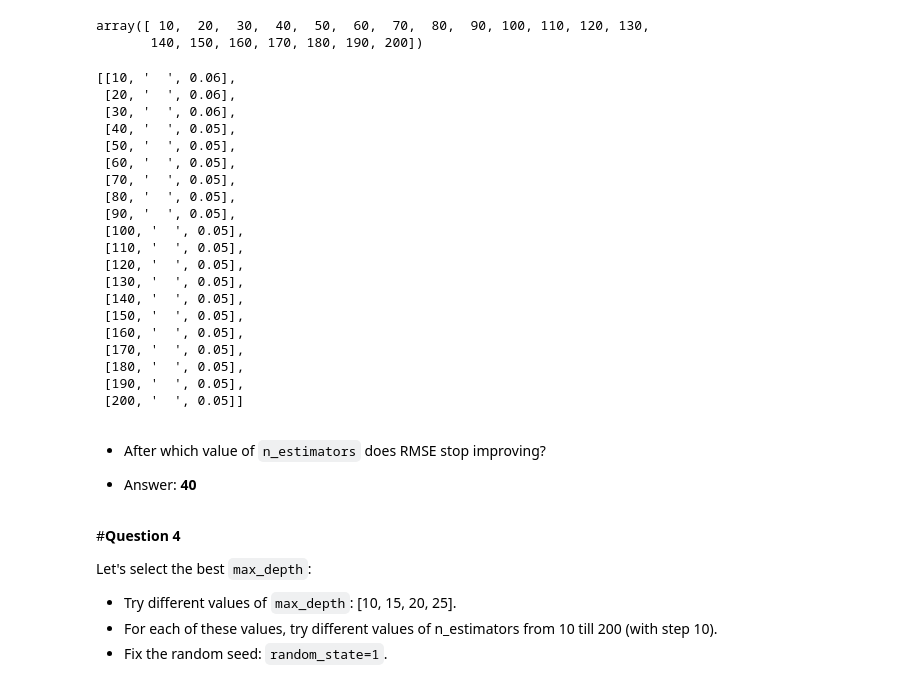
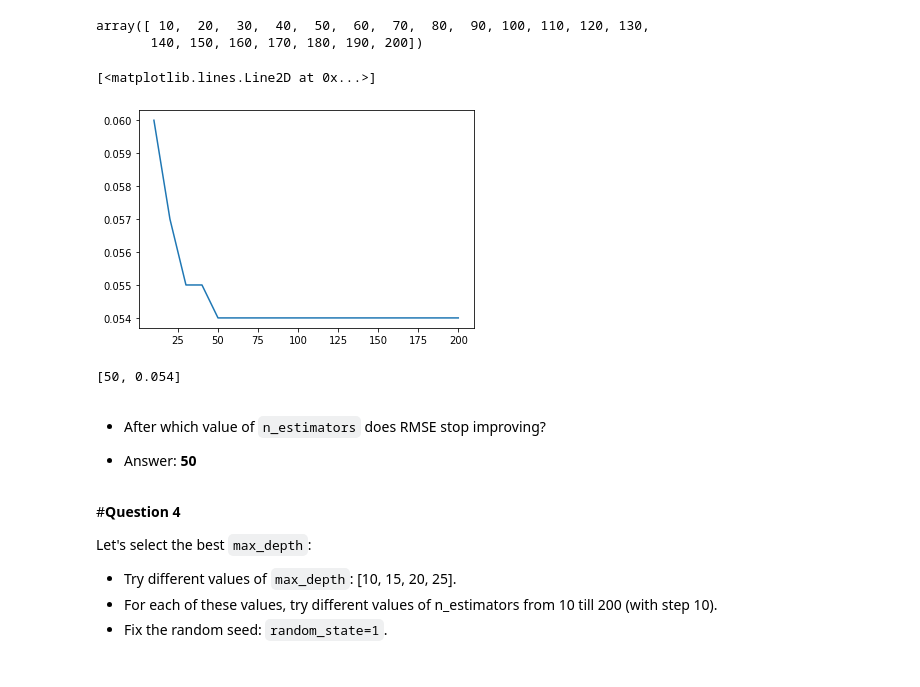
Before and after one commit to gregorywmorris/MLZoom2022, a Jupyter notebook: Homework/MLZoomcampWeek6.ipynb, the cells around one changed output. Saved outputs shown, nothing was run; the diff lists cells and outputs as text; code cells hidden in the pictures.

```diff
--- a/Homework/MLZoomcampWeek6.ipynb
+++ b/Homework/MLZoomcampWeek6.ipynb
@@ -165,28 +165,8 @@ for n in param:
   model_rf.fit(x_train, y_train)
   y_pred = model_rf.predict(x_val)
 
-  q3.append([n, "  ",round(mean_squared_error(y_val, y_pred),2)])
+  q3.append([n,round(mean_squared_error(y_val, y_pred),3)])
 # %%
 #@ INSPECTING THE RMSE SCORES:
-q3
+col = ['n_estimators','rmse']
+df_q3 =pd.DataFrame(q3, columns=col)
-# %% [output]
-[[10, '  ', 0.06],
- [20, '  ', 0.06],
- [30, '  ', 0.06],
- [40, '  ', 0.05],
- [50, '  ', 0.05],
- [60, '  ', 0.05],
- [70, '  ', 0.05],
- [80, '  ', 0.05],
- [90, '  ', 0.05],
- [100, '  ', 0.05],
- [110, '  ', 0.05],
- [120, '  ', 0.05],
- [130, '  ', 0.05],
- [140, '  ', 0.05],
- [150, '  ', 0.05],
- [160, '  ', 0.05],
- [170, '  ', 0.05],
- [180, '  ', 0.05],
- [190, '  ', 0.05],
- [200, '  ', 0.05]]
@@ -193,7 +175,18 @@ q3
+# %%
+plt.plot(df_q3.n_estimators, df_q3.rmse)
+# %% [output]
+[<matplotlib.lines.Line2D at 0x...>]
+[figure, added]
+# %%
+#@ INSPECTING THE RMSE SCORES:
+min_tuple = min(q3, key=lambda tup: tup[1])
+min_tuple
+# %% [output]
+[50, 0.054]
 # %% [markdown]
 - After which value of `n_estimators` does RMSE stop improving?
 
-- Answer: **40**
+- Answer: **50**
 # %% [markdown]
 #**Question 4**
 
```
Also changed, not shown: parts of 3 cells of this notebook.
